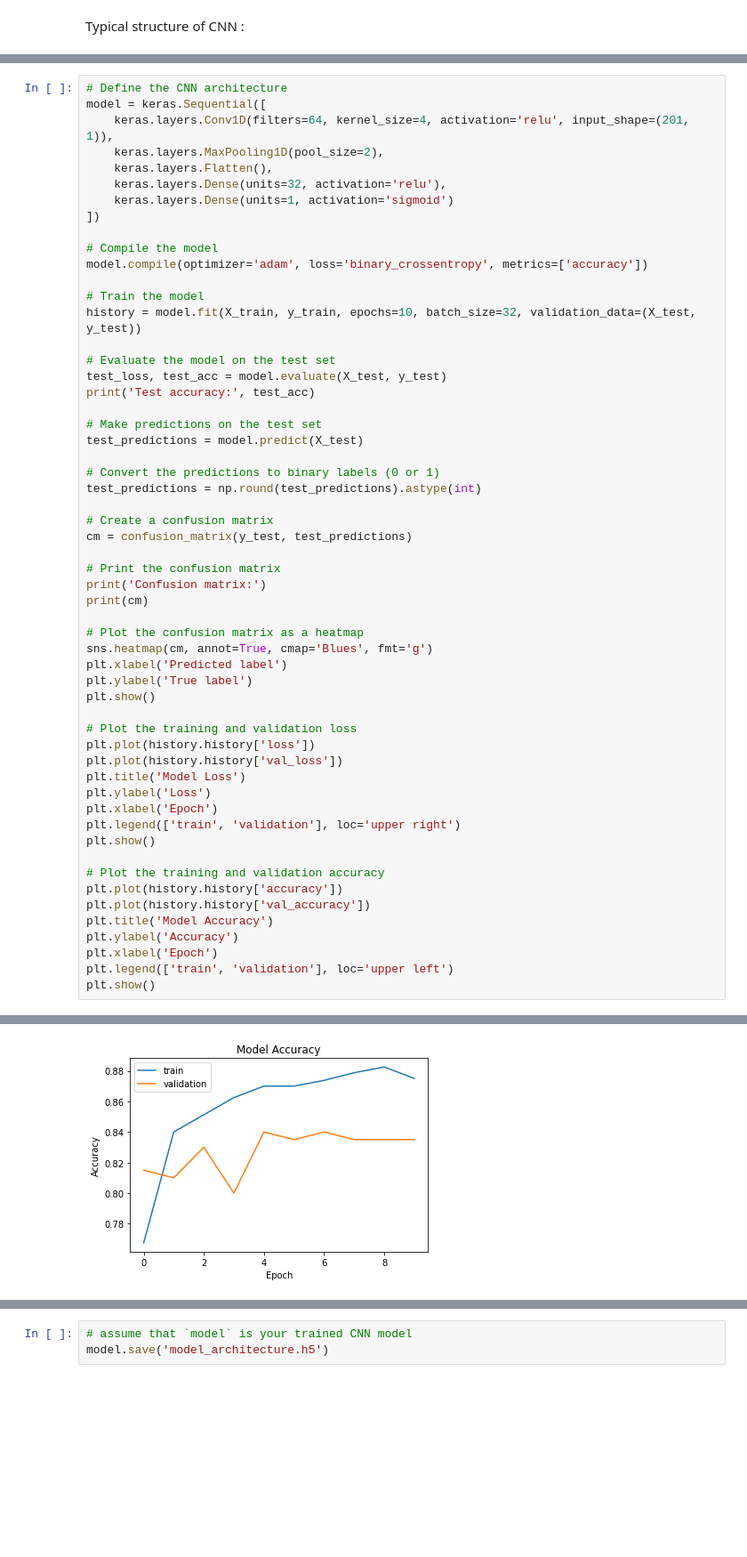
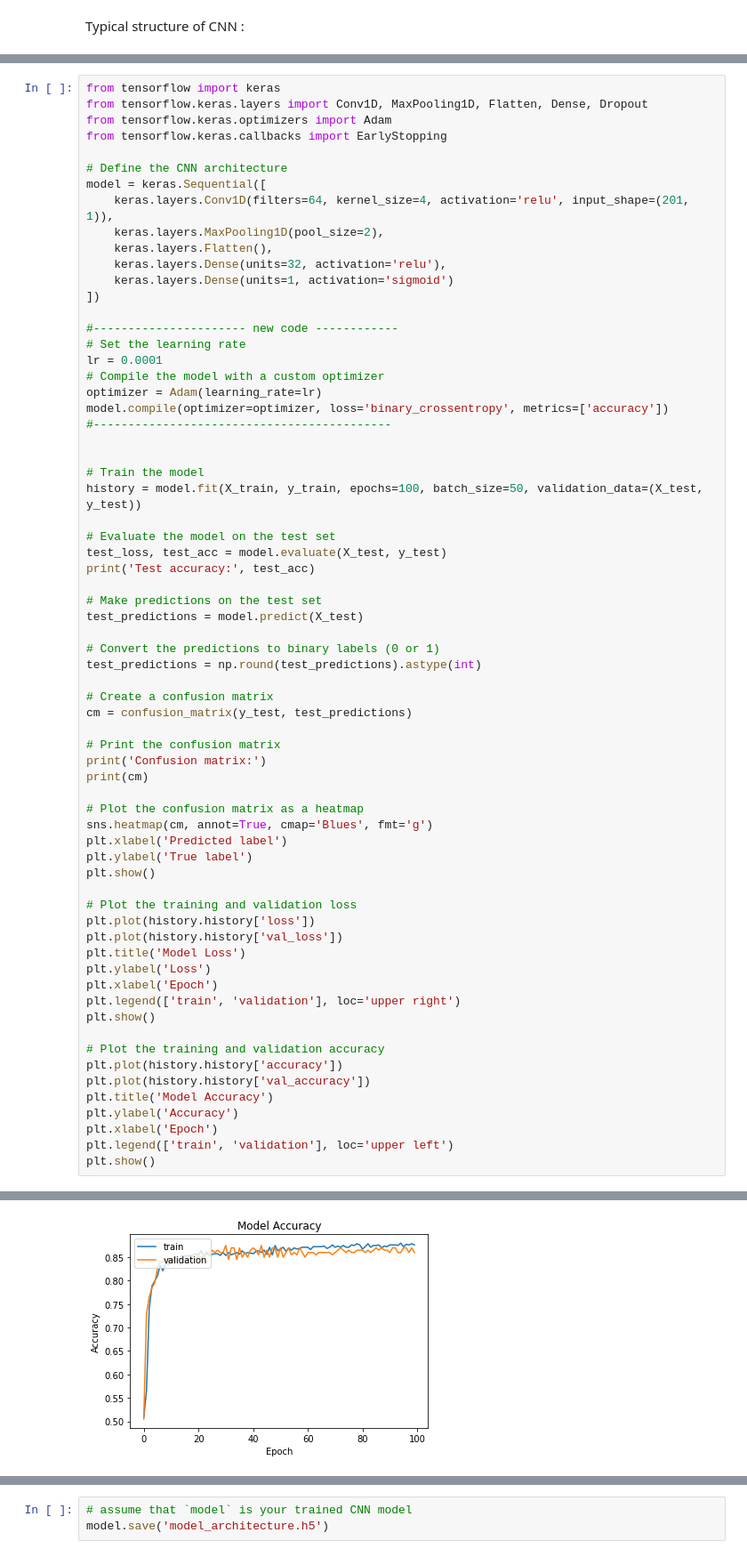
Before and after one commit to vikramkhaire/ml_tutorials, a Jupyter notebook: planets.ipynb, the cells around one changed output, grey strips where cells are left out. Shown: that part at 89% size. Cells and saved outputs as stored; diff of their text form; blank space fills up the shorter version.

```diff
--- a/planets.ipynb
+++ b/planets.ipynb
@@ -248,4 +240,9 @@ plt.show()
 # %%
+from tensorflow import keras
+from tensorflow.keras.layers import Conv1D, MaxPooling1D, Flatten, Dense, Dropout
+from tensorflow.keras.optimizers import Adam
+from tensorflow.keras.callbacks import EarlyStopping
+
 # Define the CNN architecture
 model = keras.Sequential([
     keras.layers.Conv1D(filters=64, kernel_size=4, activation='relu', input_shape=(201, 1)),
@@ -255,11 +252,17 @@ model = keras.Sequential([
     keras.layers.Dense(units=1, activation='sigmoid')
 ])
 
-# Compile the model
-model.compile(optimizer='adam', loss='binary_crossentropy', metrics=['accuracy'])
+#---------------------- new code ------------
+# Set the learning rate
+lr = 0.0001
+# Compile the model with a custom optimizer
+optimizer = Adam(learning_rate=lr)
+model.compile(optimizer=optimizer, loss='binary_crossentropy', metrics=['accuracy'])
+#-------------------------------------------
+
 
 # Train the model
-history = model.fit(X_train, y_train, epochs=10, batch_size=32, validation_data=(X_test, y_test))
+history = model.fit(X_train, y_train, epochs=100, batch_size=50, validation_data=(X_test, y_test))
 
 # Evaluate the model on the test set
 test_loss, test_acc = model.evaluate(X_test, y_test)
@@ -324 +327 @@ Confusion matrix:
-[figure, old version]
+[figure, new version]
```
Also changed, not shown: parts of 20 cells of this notebook.
